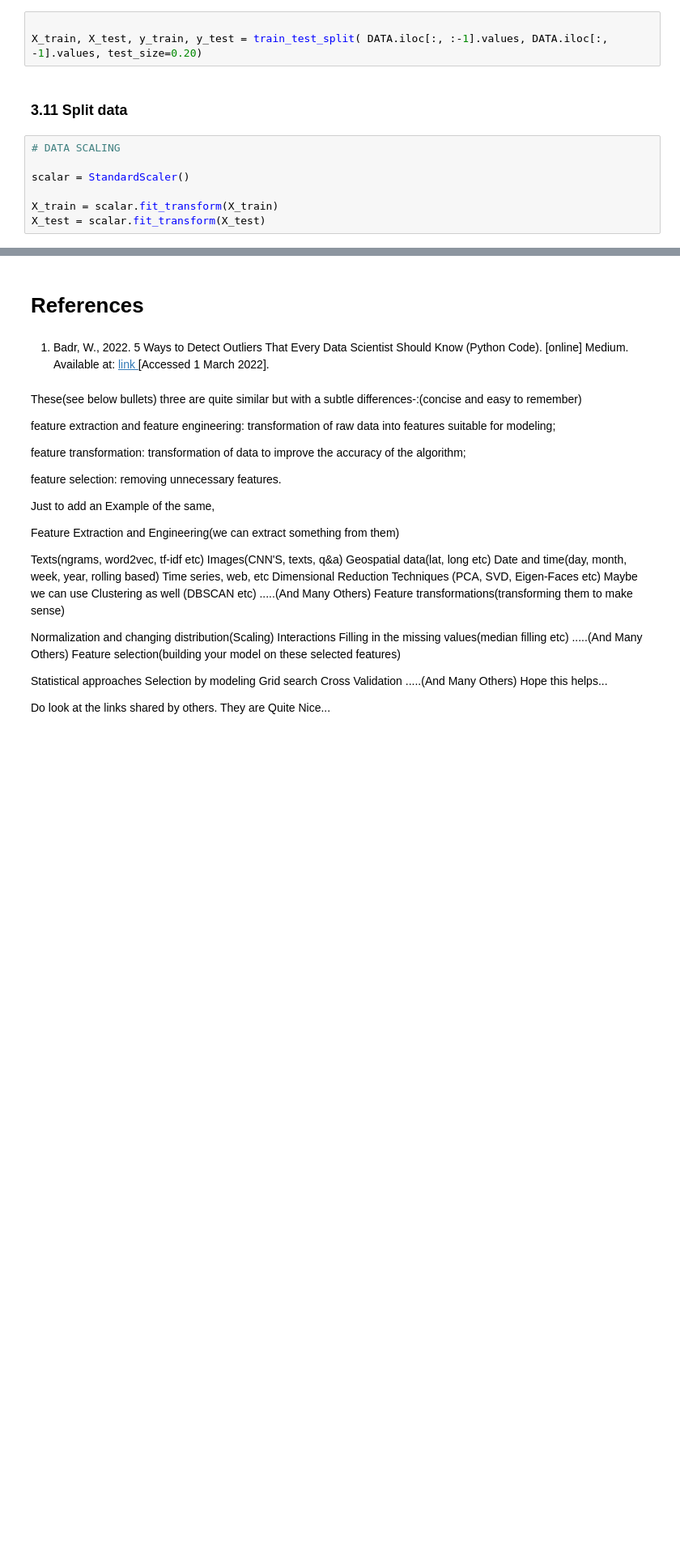
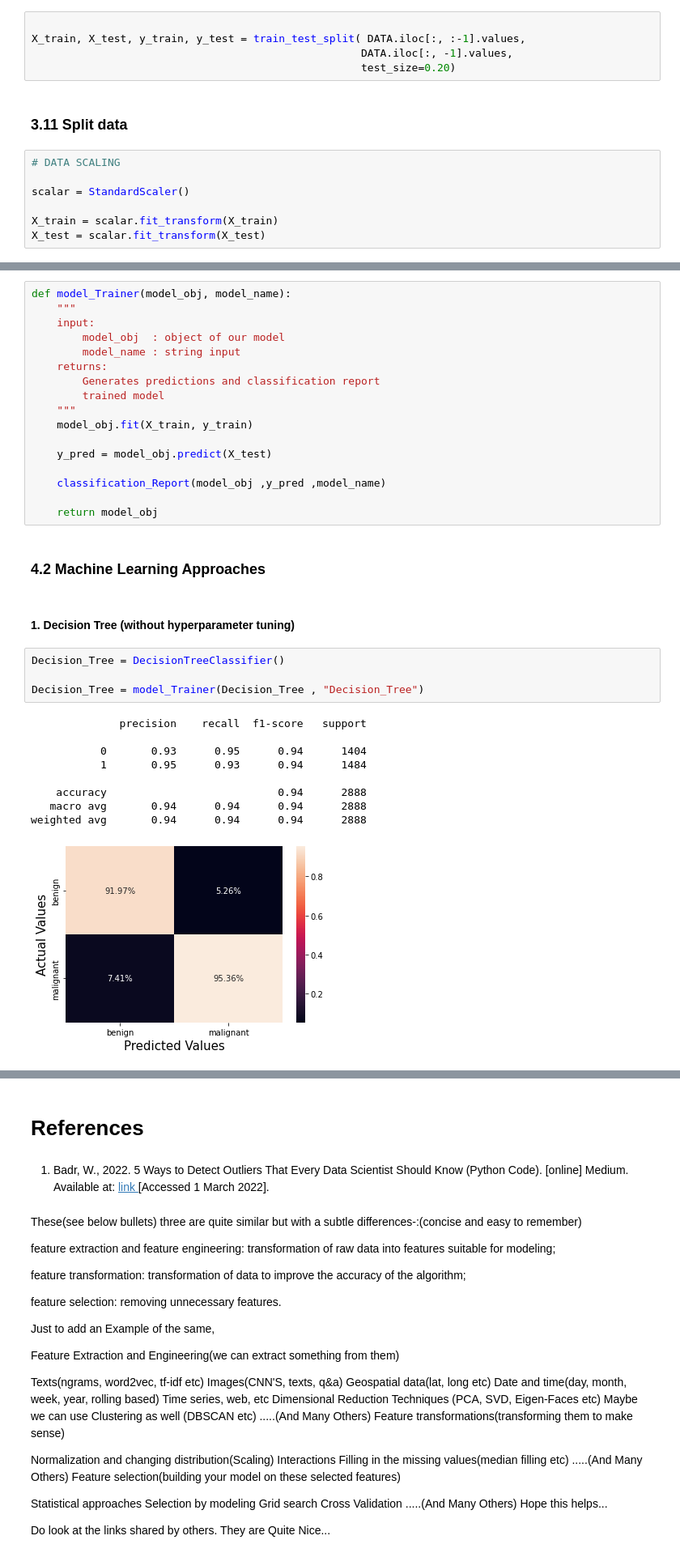
Before and after one commit to junaidiqbalsyed/CS985_Task_2, a Jupyter notebook: Breast_cancer_classification.ipynb, the cells around one changed output, grey strips where cells are left out. Shown at 81% size. Drawn from its saved outputs; the diff is of its cells as text; blank space fills up the shorter version.

Commit message:
implementation of ML models without tuning it

```diff
--- a/Breast_cancer_classification.ipynb
+++ b/Breast_cancer_classification.ipynb
@@ -388,6 +392,8 @@ DATA.head()
 # %%
 
-X_train, X_test, y_train, y_test = train_test_split( DATA.iloc[:, :-1].values, DATA.iloc[:, -1].values, test_size=0.20)
+X_train, X_test, y_train, y_test = train_test_split( DATA.iloc[:, :-1].values,
+                                                    DATA.iloc[:, -1].values,
+                                                    test_size=0.20)
 # %% [markdown]
 ### 3.11 Split data
 # %%
@@ -399,0 +436,35 @@ X_test = scalar.fit_transform(X_test)
+# %%
+def model_Trainer(model_obj, model_name):
+    """
+    input:
+        model_obj  : object of our model
+        model_name : string input
+    returns:
+        Generates predictions and classification report
+        trained model
+    """
+    model_obj.fit(X_train, y_train)
+
+    y_pred = model_obj.predict(X_test)
+
+    classification_Report(model_obj ,y_pred ,model_name)
+
+    return model_obj
+# %% [markdown]
+### 4.2 Machine Learning Approaches
+# %% [markdown]
+#### 1. Decision Tree (without hyperparameter tuning)
+# %%
+Decision_Tree = DecisionTreeClassifier()
+
+Decision_Tree = model_Trainer(Decision_Tree , "Decision_Tree")
+# %% [output]
+              precision    recall  f1-score   support
+
+           0       0.93      0.95      0.94      1404
+           1       0.95      0.93      0.94      1484
+
+    accuracy                           0.94      2888
+   macro avg       0.94      0.94      0.94      2888
+weighted avg       0.94      0.94      0.94      2888
+[figure, added]
```
Also changed, not shown: parts of 24 cells of this notebook.
